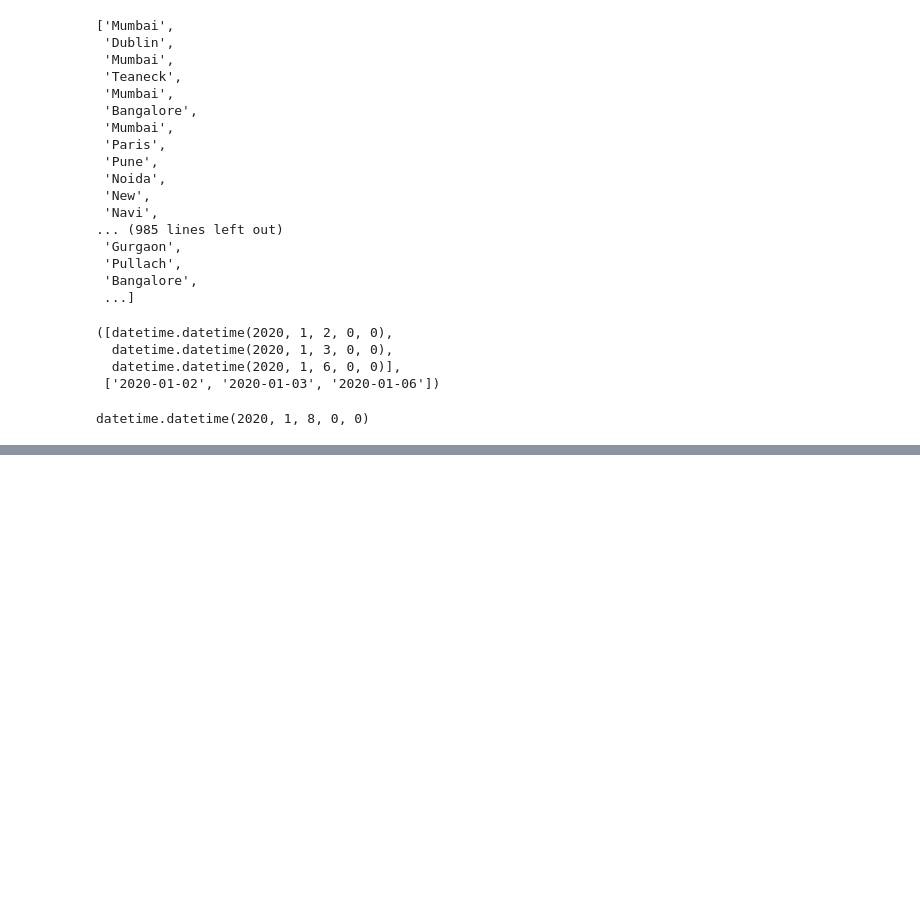
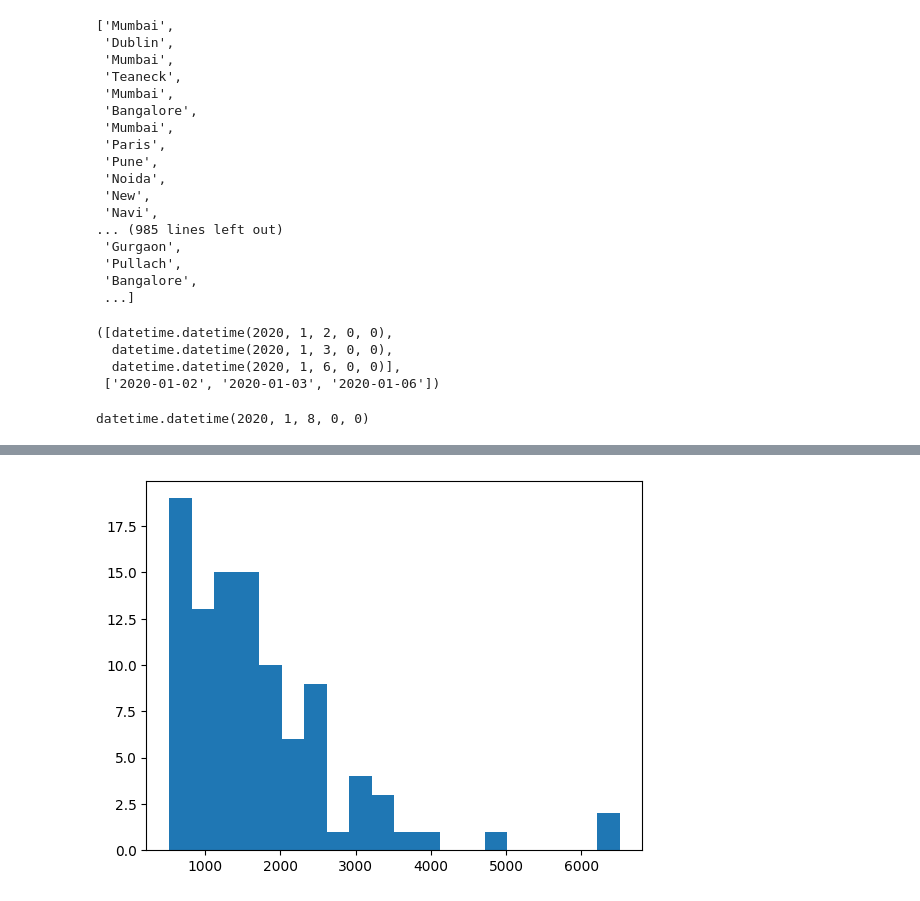
Before and after one commit to PaavoReinikka/database_project, a Jupyter notebook: paavo_tmp/data_prep.ipynb, the cells around one changed output, grey strips where cells are left out. Saved outputs shown, nothing was run; the diff lists cells and outputs as text; code cells hidden in the pictures; blank space fills up the shorter version.

```diff
--- a/paavo_tmp/data_prep.ipynb
+++ b/paavo_tmp/data_prep.ipynb
@@ -117,6 +114,17 @@ def generate_dates(start, delta, freq='D', n=3):
     dates = sorted(dates)
     py_dates = [pd.Timestamp(date).to_pydatetime() for date in dates]
     return py_dates, [str(date).split("T")[0] for date in dates]
+
+def sample_quantity(p: float = 0.7, max_qty: int | None = None) -> int:
+    """
+    Return a discrete quantity with mode at 1 using a geometric distribution.
+    - p: success probability (higher p => more 1s, lower mean)
+    - max_qty: optional upper cap for quantities (e.g., stock or policy)
+    """
+    q = int(np.random.geometric(p))  # support: 1, 2, ...; P(1)=p; E[q]=1/p
+    if max_qty is not None:
+        q = min(q, int(max_qty))
+    return q
 # %%
 generate_dates(datetime(2020, 1, 1), delta=timedelta(weeks=1))
 # %% [output]
@@ -130,0 +189,5 @@ datetime.datetime(2020, 1, 8, 0, 0)
+# %%
+path = "../data/"
+fname = "product_data.csv"
+data = pd.read_csv(path + fname)
+data.tail()
@@ -130,0 +201,4 @@ datetime.datetime(2020, 1, 8, 0, 0)
+# %%
+as_product = lambda x: (x["Product Name"], x["Category"], float(round(x["SellPrice"]*0.0109,2)), np.random.randint(1,101), 1000*sample_quantity(0.6, max_qty=20) + np.random.randint(-500,500))
+rand_inds = np.random.choice(data.shape[0], size=5, replace=False)
+[as_product(data.iloc[i]) for i in rand_inds]
@@ -130,0 +211,9 @@ datetime.datetime(2020, 1, 8, 0, 0)
+# %%
+n_products = 100
+products_df = pd.DataFrame(
+    [as_product(data.iloc[i]) for i in np.random.choice(data.shape[0], size=n_products, replace=False)],
+    columns=["name", "category", "price", "supplier_id", "stock_quantity"]
+)
+products_df["product_id"] = np.arange(1, n_products+1)
+products_df = products_df[["product_id", "name", "category", "price", "supplier_id", "stock_quantity"]]
+products_df.head()
@@ -130,0 +227,4 @@ datetime.datetime(2020, 1, 8, 0, 0)
+# %%
+plt.hist(products_df.stock_quantity, bins=20);plt.show()
+# %% [output]
+[figure, added]
```
Also changed, not shown: parts of 20 cells of this notebook, 2 other files.
